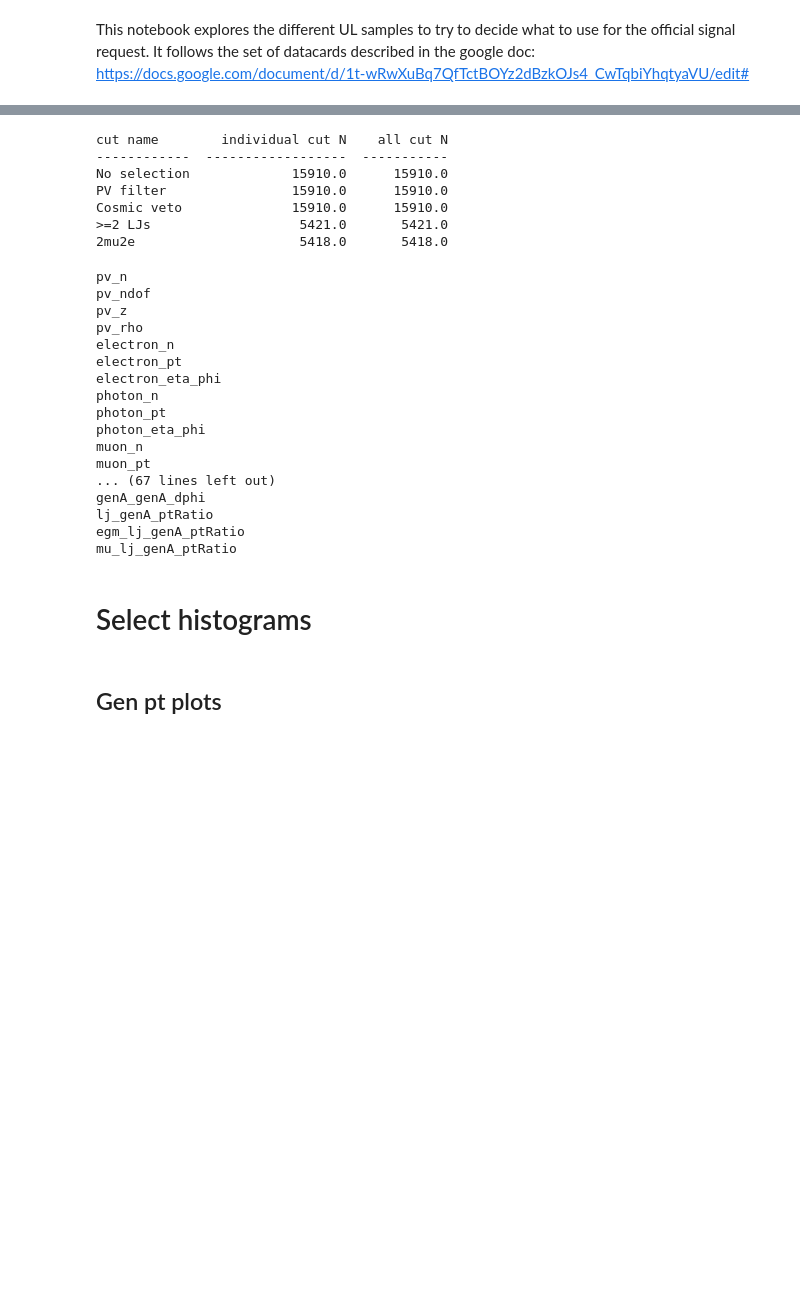
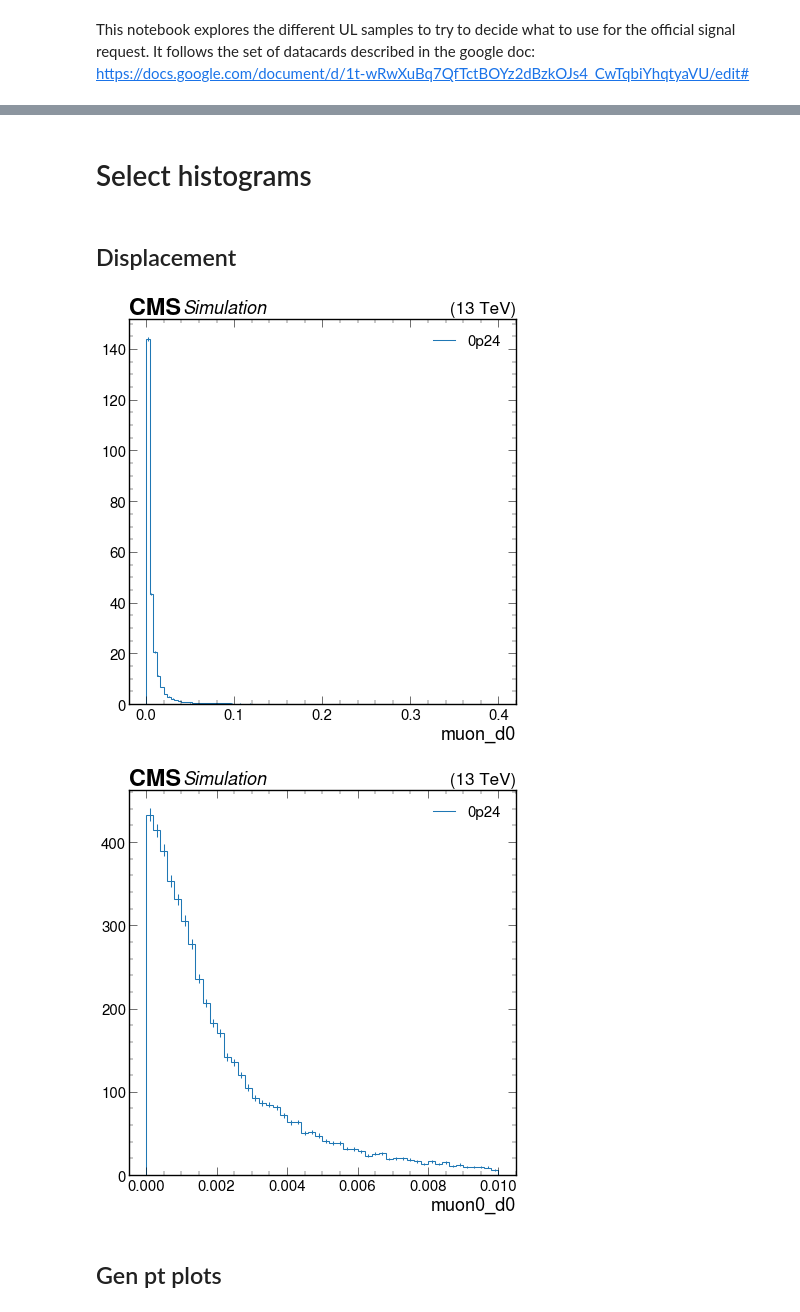
Before and after one commit to areinsvo/SIDM, a Jupyter notebook: sidm/studies/compare_UL_samples.ipynb, the cells around one changed output, grey strips where cells are left out. Cells and saved outputs as stored; diff of their text form; code cells hidden in the pictures; blank space fills up the shorter version.

Commit message:
Test new signal samples

```diff
--- a/sidm/studies/compare_UL_samples.ipynb
+++ b/sidm/studies/compare_UL_samples.ipynb
@@ -19,4 +19,19 @@ importlib.reload(utilities)
 #plotting
 import matplotlib.pyplot as plt
 utilities.set_plot_style()
+# %%
+location_cfg = "../configs/ntuple_locations.yaml"
+fileset = {}
+# %%
+ntuple_version="ffntuple_UL_Sunil"
+sample_base = "4Mu_1000GeV_0p3GeV_"
+
+samples = ["0p24"]
+locations = utilities.load_yaml(location_cfg)[ntuple_version]
+
+for sample in samples:
+    sample_fullname = sample_base + sample
+    base_path = locations["path"] + locations["samples"][sample_fullname]["path"]
+    file_list = [base_path +f for f in locations["samples"][sample_fullname]["files"]]
+    fileset[sample] = file_list
 # %%
@@ -66,7 +80,8 @@ runner = processor.Runner(
 p = sidm_processor.SidmProcessor(
     [
         "base",
-        "2mu2e"
+#        "2mu2e",
+        "4mu"
     ],
     ["base_plus_gen"],
     unweighted=True
@@ -82,35 +97,32 @@ output = runner(fileset, treename="ffNtuplizer/ffNtuple", processor_instance=p)
 [interactive output not drawn]
 # %%
 output["bestGuess_6"]["cutflow"]["2mu2e"].print_table(unweighted=True)
-# %% [output]
-cut name        individual cut N    all cut N
-------------  ------------------  -----------
-No selection             15910.0      15910.0
-PV filter                15910.0      15910.0
-Cosmic veto              15910.0      15910.0
->=2 LJs                   5421.0       5421.0
-2mu2e                     5418.0       5418.0
 # %%
 hists = output["bestGuess_6"]["hists"]
 for key in hists:
     print(key)
-# %% [output]
-pv_n
-pv_ndof
-pv_z
-pv_rho
-electron_n
-electron_pt
-electron_eta_phi
-photon_n
-photon_pt
-photon_eta_phi
-muon_n
-muon_pt
-... (67 lines left out)
-genA_genA_dphi
-lj_genA_ptRatio
-egm_lj_genA_ptRatio
-mu_lj_genA_ptRatio
 # %% [markdown]
 # Select histograms
+# %% [markdown]
+## Displacement
+# %%
+channel = "4mu"
+hists = ["muon_d0_zoom", "muon0_d0_zoom"]
+#subsamples = ["fromPR_60","fromPR_6","fromPR_0p6"]
+
+subsamples = ["0p24"]
+#subsamples = ["bestGuess_60","fromPR_60","removeNewgToF_60","updatePtDr_60","xqcut_60"]
+#subsamples = samples
+
+for hist in hists:
+    for subsample in subsamples:
+        #hist.rebin(output[subsample]["hists"][hist][channel,:],10)
+        utilities.plot(output[subsample]["hists"][hist][channel,:], density=True)
+
+    #plt.yscale("log")
+
+    plt.legend(subsamples,loc='upper right')
+    plt.show()
+# %% [output]
+[figure, added]
+[figure, added]
```
Also changed, not shown: parts of 6 cells of this notebook, 6 other files.
